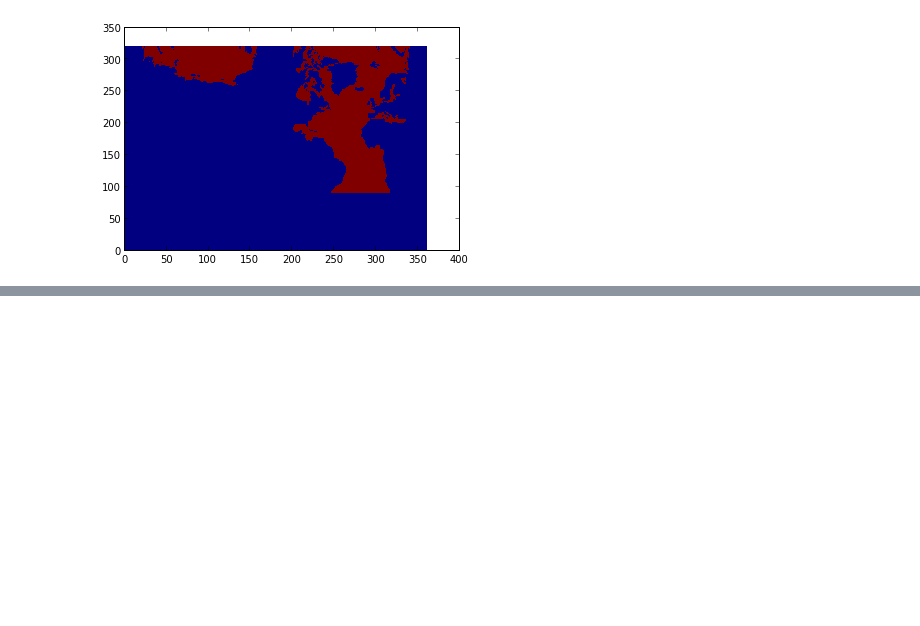
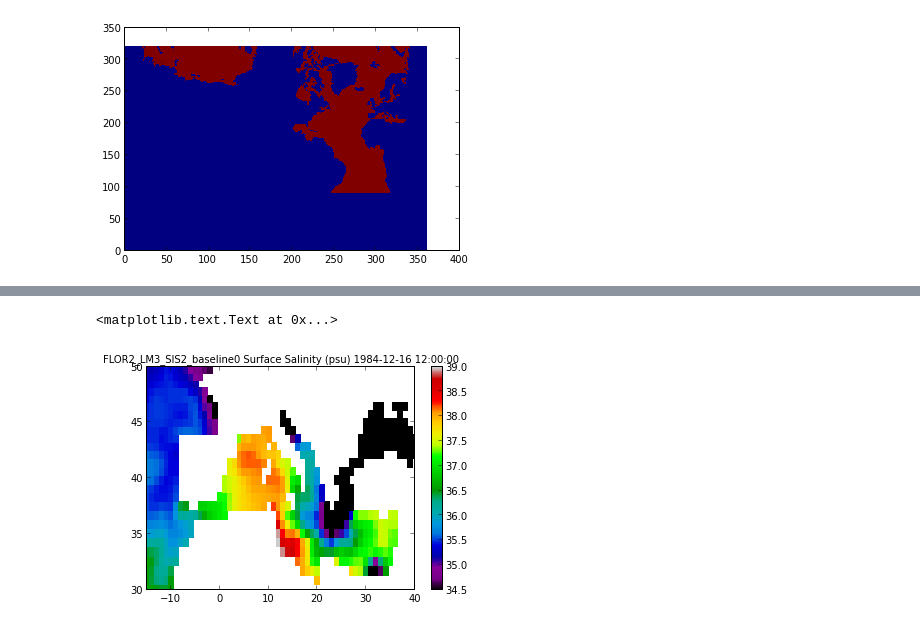
Before and after one commit to suyashbire1/MOM6-examples, a Jupyter notebook: ice_ocean_SIS2/FLOR2/AMOC_diagnostics.ipynb, the cells around one changed output, grey strips where cells are left out. Saved outputs shown, nothing was run; the diff lists cells and outputs as text; code cells hidden in the pictures; blank space fills up the shorter version.

```diff
--- a/ice_ocean_SIS2/FLOR2/AMOC_diagnostics.ipynb
+++ b/ice_ocean_SIS2/FLOR2/AMOC_diagnostics.ipynb
@@ -253,0 +278,17 @@ ax1.set_title(tit)
+# %%
+%matplotlib inline
+
+
+x=S[-1].grid.x_T
+y=S[-1].grid.y_T
+cf=plt.pcolormesh(x,y,sq(S[-1].salt[-1,0,:]),vmin=34.5,vmax=39,cmap=plt.cm.spectral)
+plt.xlim(-15,40)
+plt.ylim(30,50)
+plt.colorbar(cf)
+date=instance_to_datetime(S[-1].var_dict['speed']['dates'][:])
+
+tit=EXP[-1]['name']+' Surface Salinity (psu) '+ str(date[-1])
+plt.title(tit,fontsize=10)
+# %% [output]
+<matplotlib.text.Text at 0x...>
+[figure, added]
```
Also changed, not shown: parts of 10 cells of this notebook.
